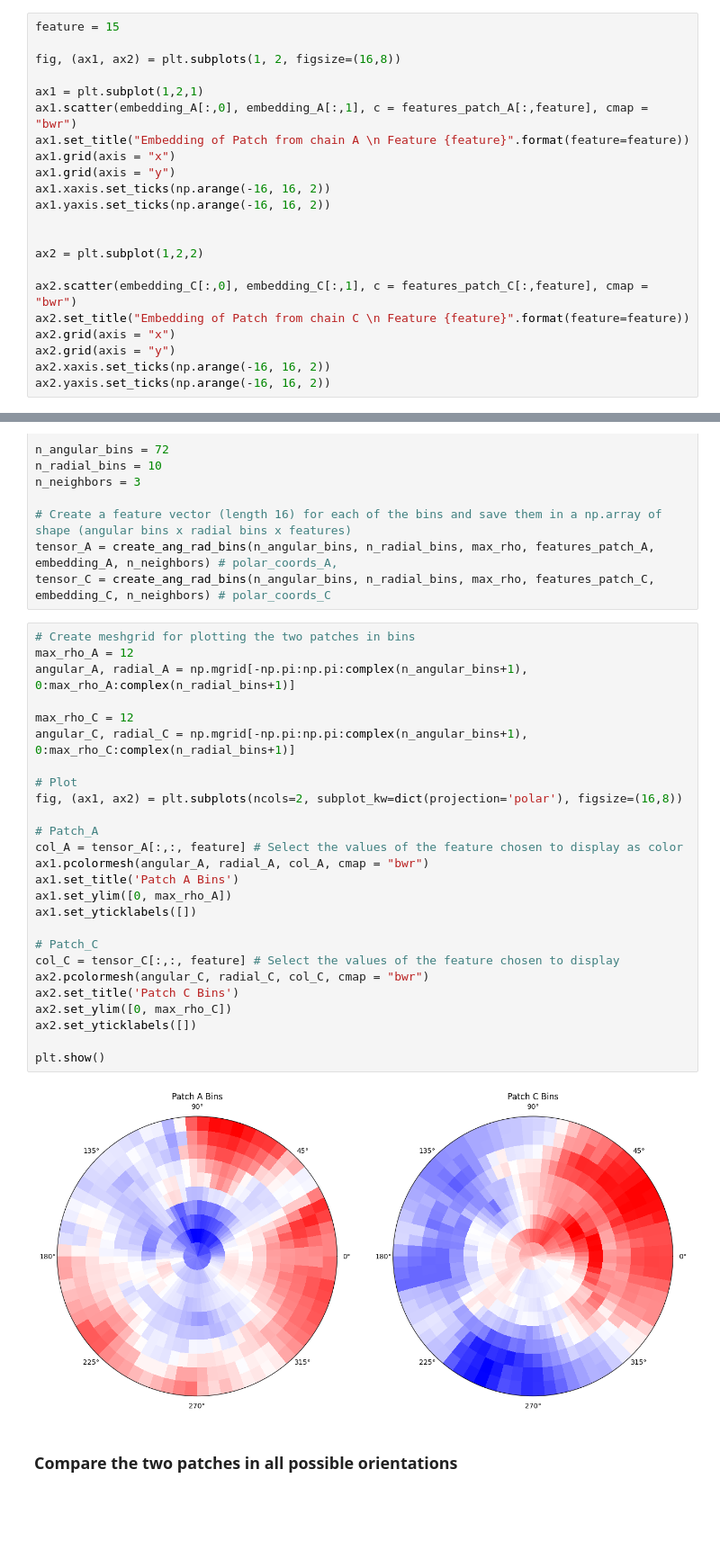
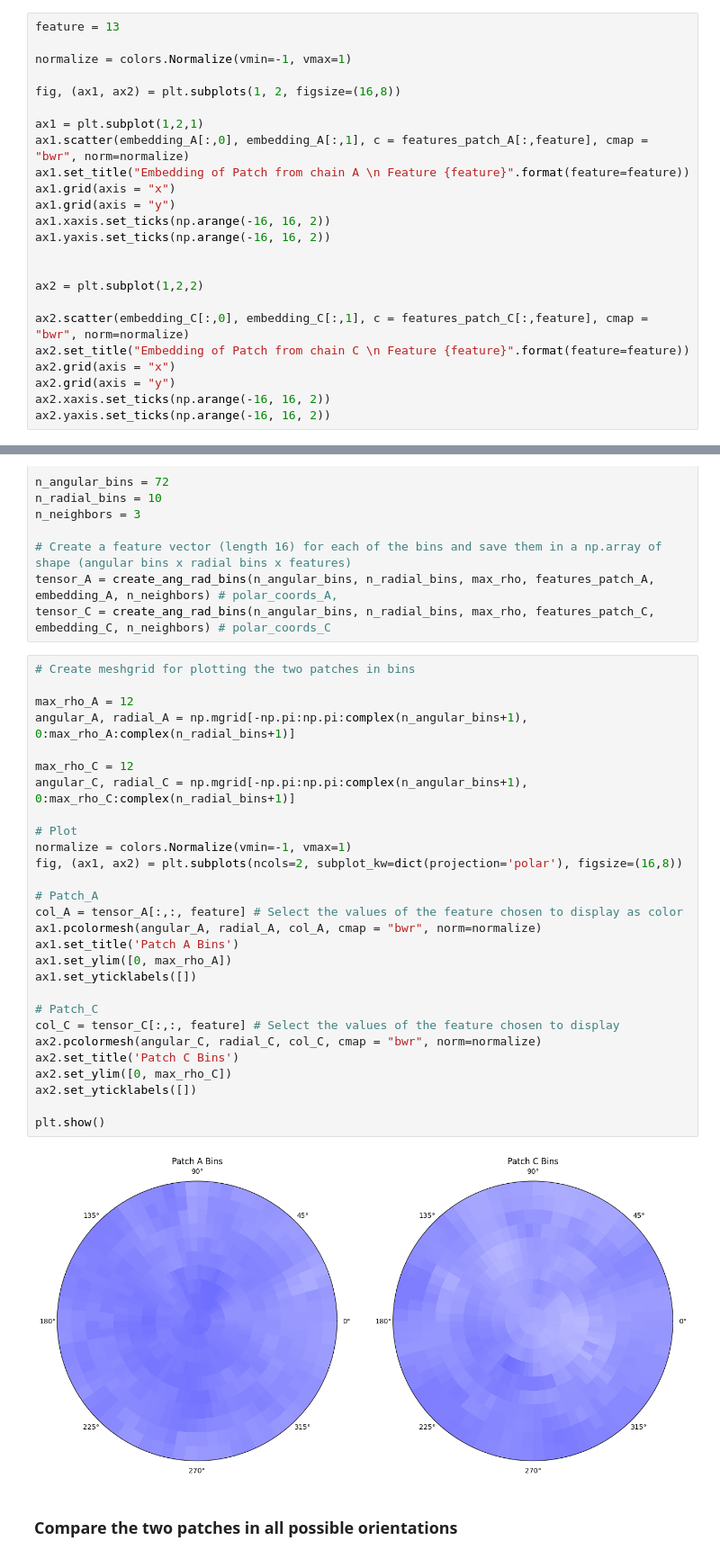
Before and after one commit to DavidGraber/protein_surface_modelling, a Jupyter notebook: main.ipynb, the cells around one changed output, grey strips where cells are left out. Shown at 90% size. Cells and saved outputs as stored; diff of their text form; blank space fills up the shorter version.

Commit message:
improved complementarity plotting

```diff
--- a/main.ipynb
+++ b/main.ipynb
@@ -280,12 +279,14 @@ ax2.yaxis.set_ticks(np.arange(-16, 16, 2))
 features_patch_A = patch_A["features"]
 features_patch_C = patch_C["features"]
 # %%
-feature = 15
+feature = 13
+
+normalize = colors.Normalize(vmin=-1, vmax=1)
 
 fig, (ax1, ax2) = plt.subplots(1, 2, figsize=(16,8))
 
 ax1 = plt.subplot(1,2,1)
-ax1.scatter(embedding_A[:,0], embedding_A[:,1], c = features_patch_A[:,feature], cmap = "bwr")
+ax1.scatter(embedding_A[:,0], embedding_A[:,1], c = features_patch_A[:,feature], cmap = "bwr", norm=normalize)
 ax1.set_title("Embedding of Patch from chain A \n Feature {feature}".format(feature=feature))
 ax1.grid(axis = "x")
 ax1.grid(axis = "y")
@@ -295,7 +296,7 @@ ax1.yaxis.set_ticks(np.arange(-16, 16, 2))
 
 ax2 = plt.subplot(1,2,2)
 
-ax2.scatter(embedding_C[:,0], embedding_C[:,1], c = features_patch_C[:,feature], cmap = "bwr")
+ax2.scatter(embedding_C[:,0], embedding_C[:,1], c = features_patch_C[:,feature], cmap = "bwr", norm=normalize)
 ax2.set_title("Embedding of Patch from chain C \n Feature {feature}".format(feature=feature))
 ax2.grid(axis = "x")
 ax2.grid(axis = "y")
@@ -359,32 +362,34 @@ tensor_A = create_ang_rad_bins(n_angular_bins, n_radial_bins, max_rho, features_
 tensor_C = create_ang_rad_bins(n_angular_bins, n_radial_bins, max_rho, features_patch_C, embedding_C, n_neighbors) # polar_coords_C
 # %%
 # Create meshgrid for plotting the two patches in bins
+
 max_rho_A = 12
 angular_A, radial_A = np.mgrid[-np.pi:np.pi:complex(n_angular_bins+1), 0:max_rho_A:complex(n_radial_bins+1)]
 
 max_rho_C = 12
 angular_C, radial_C = np.mgrid[-np.pi:np.pi:complex(n_angular_bins+1), 0:max_rho_C:complex(n_radial_bins+1)]
 
 # Plot
+normalize = colors.Normalize(vmin=-1, vmax=1)
 fig, (ax1, ax2) = plt.subplots(ncols=2, subplot_kw=dict(projection='polar'), figsize=(16,8))
 
 # Patch_A
 col_A = tensor_A[:,:, feature] # Select the values of the feature chosen to display as color
-ax1.pcolormesh(angular_A, radial_A, col_A, cmap = "bwr")
+ax1.pcolormesh(angular_A, radial_A, col_A, cmap = "bwr", norm=normalize)
 ax1.set_title('Patch A Bins')
 ax1.set_ylim([0, max_rho_A])
 ax1.set_yticklabels([])
 
 # Patch_C
 col_C = tensor_C[:,:, feature] # Select the values of the feature chosen to display
-ax2.pcolormesh(angular_C, radial_C, col_C, cmap = "bwr")
+ax2.pcolormesh(angular_C, radial_C, col_C, cmap = "bwr", norm=normalize)
 ax2.set_title('Patch C Bins')
 ax2.set_ylim([0, max_rho_C])
 ax2.set_yticklabels([])
 
 plt.show()
 # %% [output]
-[figure, old version]
+[figure, new version]
 # %% [markdown]
 ### Compare the two patches in all possible orientations
 # %%
```
Also changed, not shown: parts of 8 cells of this notebook.
